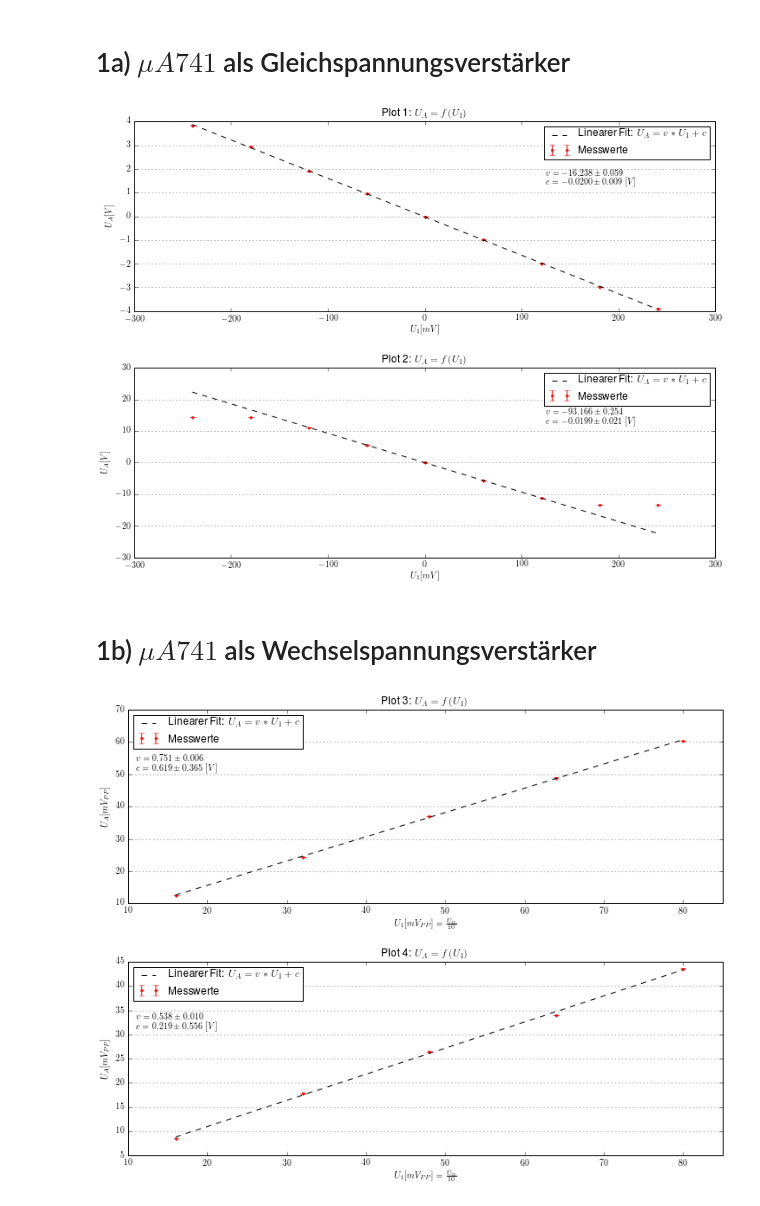
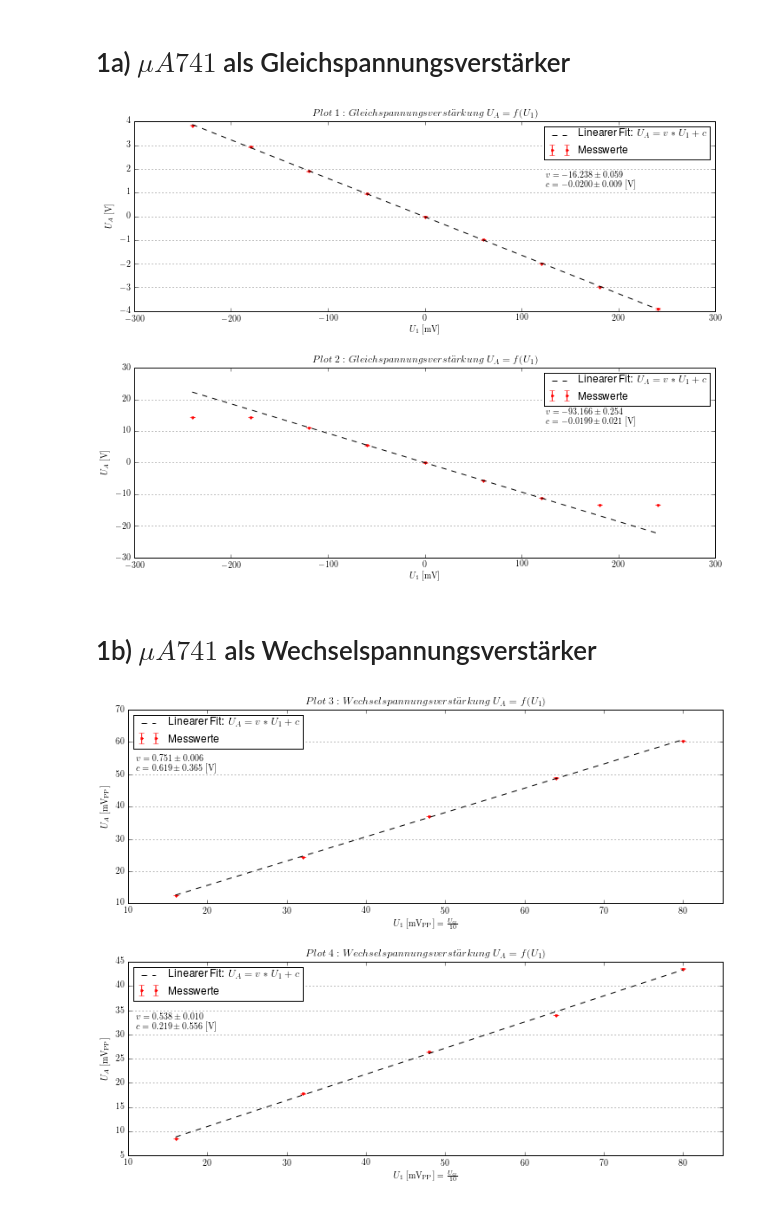
Before and after one commit to krauthex/AP2.2, a Jupyter notebook: v242/v424.ipynb, the cells around one changed output. Drawn from its saved outputs; the diff is of its cells as text; code cells hidden in the pictures.

Commit message:
finished the plotting and data analysis for the experiment

```diff
--- a/v242/v424.ipynb
+++ b/v242/v424.ipynb
@@ -43,7 +43,7 @@ popt_err = np.sqrt(np.diag(pcov))
 v, c = popt
 
 ## setting up a string for the values
-val_str = '$v=' + str(v)[:7] + '\pm' + str(popt_err[0])[:5] + '\n' + '$c=' + str(c)[:7] + '\pm' + str(popt_err[1])[:5] + '\ [V]$'
+val_str = '$v=' + str(v)[:7] + '\pm' + str(popt_err[0])[:5] + '\n' + '$c=' + str(c)[:7] + '\pm' + str(popt_err[1])[:5] + '\ \mathrm{[V]}$'
 
 ## plotting section
 fig = plt.figure(figsize=(12,9))
@@ -51,49 +51,49 @@ fig.subplots_adjust(hspace=.3)
 ax = fig.add_subplot(211)
 ax.errorbar(U1, unp.nominal_values(Ua), yerr=unp.std_devs(Ua), fmt='r.', label='Messwerte')
 ax.plot(U1, gain(U1*10**(-3), v, c), 'k--', label='Linearer Fit: $U_A = v*U_1+c$')
-ax.set_xlabel('$U_1 [mV]$')
-ax.set_ylabel('$U_A [V]$')
-ax.set_title('Plot 1: $U_A = f(U_1)$')
+ax.set_xlabel('$U_1\ \mathrm{[mV]}$')
+ax.set_ylabel('$U_A\ \mathrm{[V]}$')
+ax.set_title('$Plot\ 1: Gleichspannungsverst \\"{a}rkung\ U_A = f(U_1)$')
 ax.grid(axis='y')
-ax.text(125, 1.3, val_str)
+ax.text(125, 1.2, val_str)
 ax.legend()
 
 ######## 2nd data set
 ## loading the second data table
 U1, Ua = main.load_data(".data/tab2.txt")
 
 ## errors: Ua +/- 2 Digits
 Ua_err = 0.02
 Ua = unp.uarray(Ua, Ua_err)
 
 ## passing U1 in volts not milivolts for correct value of v, c
 ## not using the first two and last two values, because the op-amp is in saturation:
 popt, pcov = curve_fit(gain, (U1[2:-2])*10**(-3), unp.nominal_values(Ua[2:-2]), sigma=unp.std_devs(Ua[2:-2]))
 
 ## errors of the optimal parameters:
 popt_err = np.sqrt(np.diag(pcov))
 
 ## setting up the variables
 v, c = popt
 
 ## setting up a string for the values
-val_str = '$v=' + str(v)[:7] + '\pm' + str(popt_err[0])[:5] + '\n' + '$c=' + str(c)[:7] + '\pm' + str(popt_err[1])[:5] + '\ [V]$'
+val_str = '$v=' + str(v)[:7] + '\pm' + str(popt_err[0])[:5] + '\n' + '$c=' + str(c)[:7] + '\pm' + str(popt_err[1])[:5] + '\ \mathrm{[V]}$'
 
 ## plotting section
 ax = fig.add_subplot(212)
 ax.errorbar(U1, unp.nominal_values(Ua), yerr=unp.std_devs(Ua), fmt='r.', label='Messwerte')
 ax.plot(U1, gain(U1*10**(-3), v, c), 'k--', label='Linearer Fit: $U_A = v*U_1+c$')
-ax.set_xlabel('$U_1 [mV]$')
-ax.set_ylabel('$U_A [V]$')
-ax.set_title('Plot 2: $U_A = f(U_1)$')
+ax.set_xlabel('$U_1\ \mathrm{[mV]}$')
+ax.set_ylabel('$U_A\ \mathrm{[V]}$')
+ax.set_title('$Plot\ 2: Gleichspannungsverst \\"{a}rkung\ U_A = f(U_1)$')
 ax.grid(axis='y')
 ax.text(125, 12, val_str)
 ax.legend()
 
 ##save the figure
 #fig.savefig('.data/plot1_2.pdf', format='pdf', dpi=200)
 # %% [output]
-[figure, old version]
+[figure, new version]
 # %% [markdown]
 1b) $\mu A741$ als Wechselspannungsverstärker
 ===
@@ -116,7 +116,7 @@ popt_err = np.sqrt(np.diag(pcov))
 v, c = popt
 
 ## setting up a string for the values
-val_str = '$v=' + str(v)[:5] + '\pm' + str(popt_err[0])[:5] + '$\n$' + 'c=' + str(c)[:5] + '\pm' + str(popt_err[1])[:5] + '\ [V]$'
+val_str = '$v=' + str(v)[:5] + '\pm' + str(popt_err[0])[:5] + '$\n$' + 'c=' + str(c)[:5] + '\pm' + str(popt_err[1])[:5] + '\ \mathrm{[V]}$'
 
 ## plotting section
 fig = plt.figure(figsize=(12,9))
@@ -124,9 +124,9 @@ fig.subplots_adjust(hspace=.3)
 ax = fig.add_subplot(211)
 ax.errorbar(U1, unp.nominal_values(Ua), yerr=unp.std_devs(Ua), fmt='r.', label='Messwerte')
 ax.plot(U1, gain(U1, v, c), 'k--', label='Linearer Fit: $U_A = v*U_1+c$')
-ax.set_xlabel('$U_1 [mV_{PP}] = \\frac{U_G}{10} $')
-ax.set_ylabel('$U_A [mV_{PP}]$')
-ax.set_title('Plot 3: $U_A = f(U_1)$')
+ax.set_xlabel('$U_1\ \mathrm{[mV_{PP}]} = \\frac{U_G}{10} $')
+ax.set_ylabel('$U_A\ \mathrm{[mV_{PP}]}$')
+ax.set_title('$Plot\ 3: Wechselspannungsverst \\"{a}rkung\ U_A = f(U_1)$')
 ax.grid(axis='y')
 ax.set_xlim(10, 85)
 ax.text(11, 51, val_str)
@@ -151,21 +151,21 @@ popt_err = np.sqrt(np.diag(pcov))
 v, c = popt
 
 ## setting up a string for the values
-val_str = '$v=' + str(v)[:5] + '\pm' + str(popt_err[0])[:5] + '$\n$' + 'c=' + str(c)[:5] + '\pm' + str(popt_err[1])[:5] + '\ [V]$'
+val_str = '$v=' + str(v)[:5] + '\pm' + str(popt_err[0])[:5] + '$\n$' + 'c=' + str(c)[:5] + '\pm' + str(popt_err[1])[:5] + '\ \mathrm{[V]}$'
 
 ## plotting section
 ax = fig.add_subplot(212)
 ax.errorbar(U1, unp.nominal_values(Ua), yerr=unp.std_devs(Ua), fmt='r.', label='Messwerte')
 ax.plot(U1, gain(U1, v, c), 'k--', label='Linearer Fit: $U_A = v*U_1+c$')
-ax.set_xlabel('$U_1 [mV_{PP}] = \\frac{U_G}{10}$')
-ax.set_ylabel('$U_A [mV_{PP}]$')
-ax.set_title('Plot 4: $U_A = f(U_1)$')
+ax.set_xlabel('$U_1\ \mathrm{[mV_{PP}]} = \\frac{U_G}{10}$')
+ax.set_ylabel('$U_A\ \mathrm{[mV_{PP}]}$')
+ax.set_title('$Plot\ 4: Wechselspannungsverst \\"{a}rkung\ U_A = f(U_1)$')
 ax.grid(axis='y')
 ax.set_xlim(10, 85)
 ax.text(11, 31, val_str)
 ax.legend(loc=0)
 
 ## save the figure
-fig.savefig('.data/plot3_4.pdf', format='pdf', dpi=200)
+#fig.savefig('.data/plot3_4.pdf', format='pdf', dpi=200)
 # %% [output]
-[figure, old version]
+[figure, new version]
```
Also changed, not shown: parts of 2 cells of this notebook.
